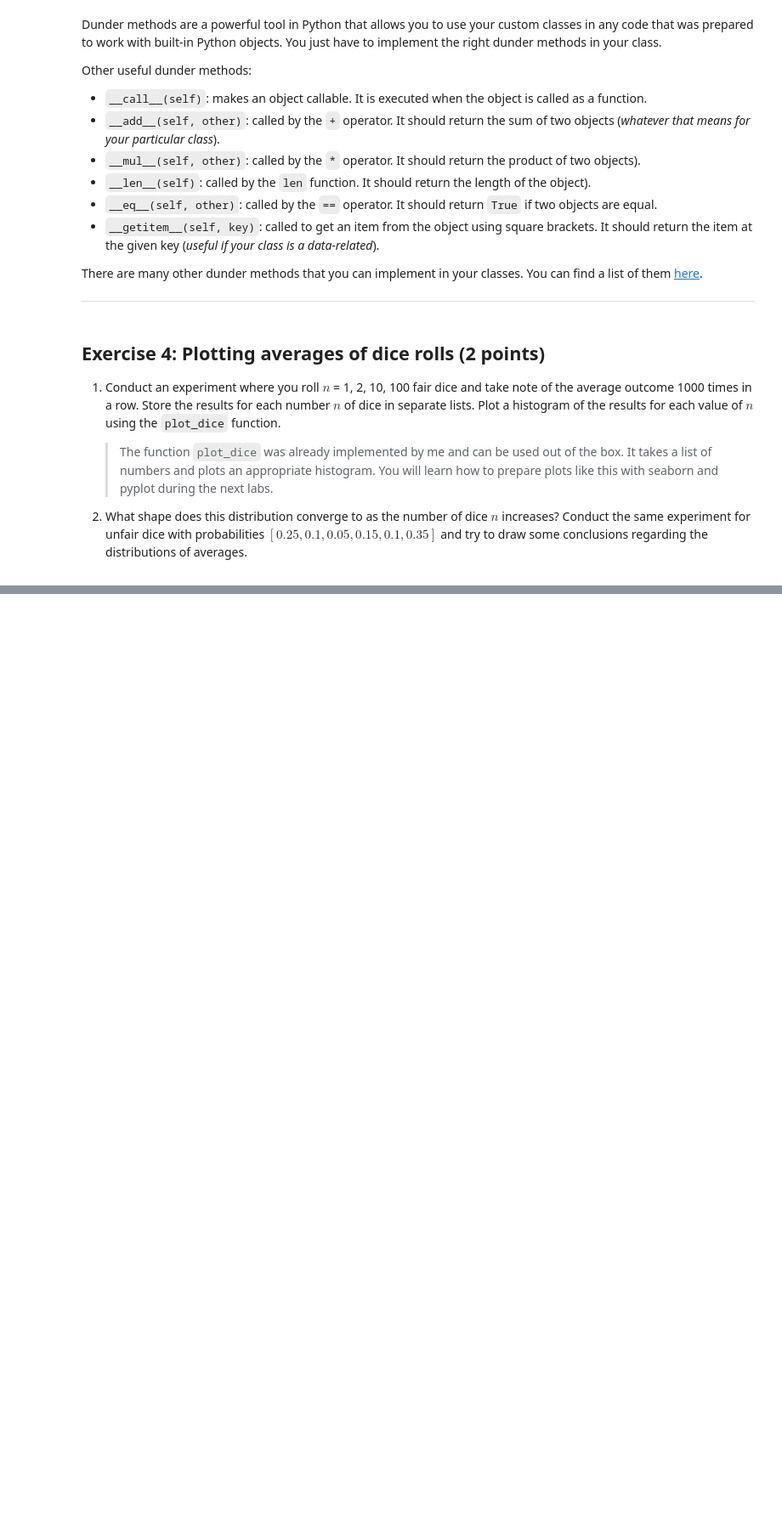
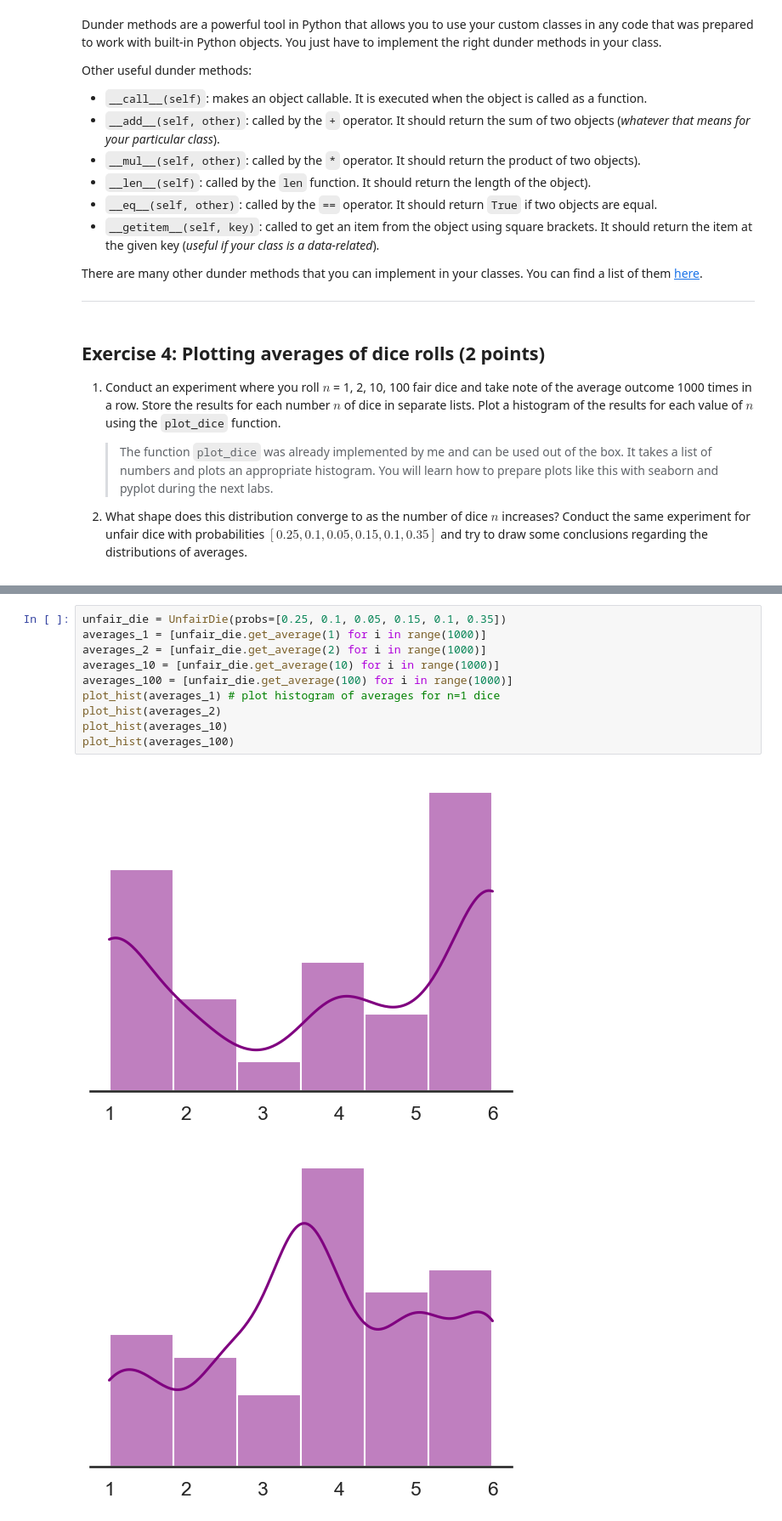
Before and after one commit to Grigori-22/pum-25, a Jupyter notebook: lab1.ipynb, the cells around one changed output, grey strips where cells are left out. Shown at 85% size. Cells and saved outputs as stored; diff of their text form; blank space fills up the shorter version.

```diff
--- a/lab1.ipynb
+++ b/lab1.ipynb
@@ -342,0 +352,13 @@ plot_hist(averages_1) # plot histogram of averages for n=1 dice
+# %%
+unfair_die = UnfairDie(probs=[0.25, 0.1, 0.05, 0.15, 0.1, 0.35])
+averages_1 = [unfair_die.get_average(1) for i in range(1000)]
+averages_2 = [unfair_die.get_average(2) for i in range(1000)]
+averages_10 = [unfair_die.get_average(10) for i in range(1000)]
+averages_100 = [unfair_die.get_average(100) for i in range(1000)]
+plot_hist(averages_1) # plot histogram of averages for n=1 dice
+plot_hist(averages_2)
+plot_hist(averages_10)
+plot_hist(averages_100)
+# %% [output]
+[figure, added]
+[figure, added]
```
Also changed, not shown: parts of 7 cells of this notebook.
